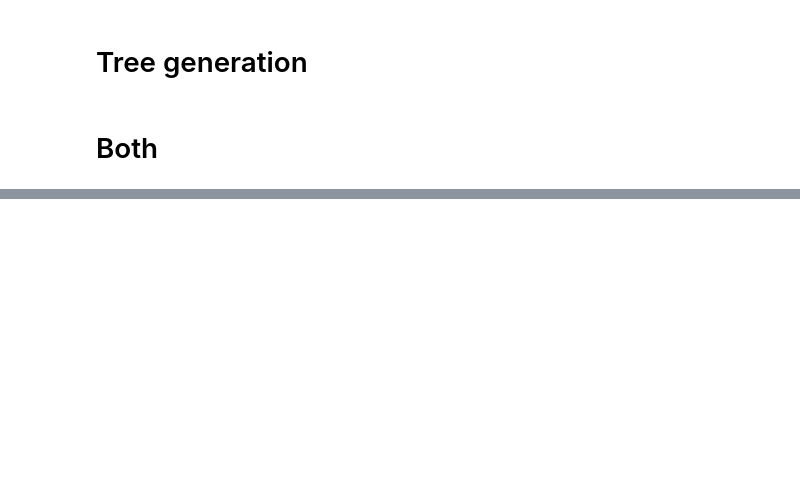
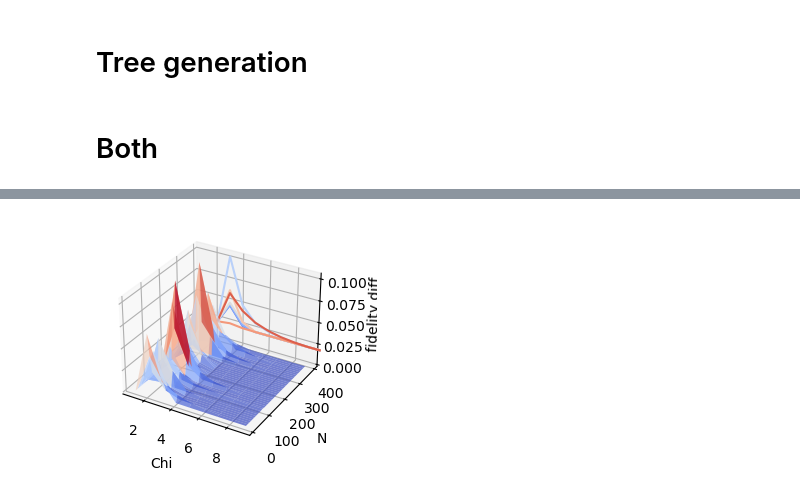
Before and after one commit to quantum-brutus/Tensor_Networks_topology, a Jupyter notebook: random_tree_benchmark.ipynb, the cells around one changed output, grey strips where cells are left out. Cells and saved outputs as stored; diff of their text form; code cells hidden in the pictures; blank space fills up the shorter version.

```diff
--- a/random_tree_benchmark.ipynb
+++ b/random_tree_benchmark.ipynb
@@ -609,3 +660,39 @@ for chi in chi_range:
+# %%
+N,CHI,RES,MEM = zip(*results)
+# RES = np.array(RES).reshape(len(N),len(CHI))
+N = np.array(N).reshape(len(N_gate_range),len(chi_range))
+CHI = np.array(CHI).reshape(len(N_gate_range),len(chi_range))
+RES = np.array(RES).reshape(len(N_gate_range),len(chi_range))
+MEM = np.array(MEM).reshape(len(N_gate_range),len(chi_range))
+
+fig = plt.figure()
+
+###
+ax = fig.add_subplot(121, projection='3d')
+ax.plot_surface(CHI, N, RES, alpha = 0.7,cmap='coolwarm')
+
+ax.contour(CHI, N, RES, zdir='x', offset=-15, cmap='coolwarm')
+ax.contour(CHI, N, RES, zdir='y', offset=500, cmap='coolwarm')
+
+ax.set_xlabel('Chi')
+ax.set_ylabel('N')
+ax.set_zlabel('fidelity diff')
+
+###
+
+# ax2 = fig.add_subplot(122, projection='3d')
+# ax2.plot_surface(N, CHI, MEM, alpha = 0.7,cmap='coolwarm')
+
+# ax2.contour(N, CHI, MEM, zdir='x', offset=-15, cmap='coolwarm')
+# ax2.contour(N, CHI, MEM, zdir='y', offset=100, cmap='coolwarm')
+
+# ax2.set_xlabel('N')
+# ax2.set_ylabel('chi')
+# ax2.set_zlabel('memory diff')
+
+plt.show()
+# %% [output]
+[figure, added]
 # %%
 import matplotlib.pyplot as plt
 # plt.plot(chi_values,error_values_mps,label = 'MPS')
```
Also changed, not shown: parts of 5 cells of this notebook.
